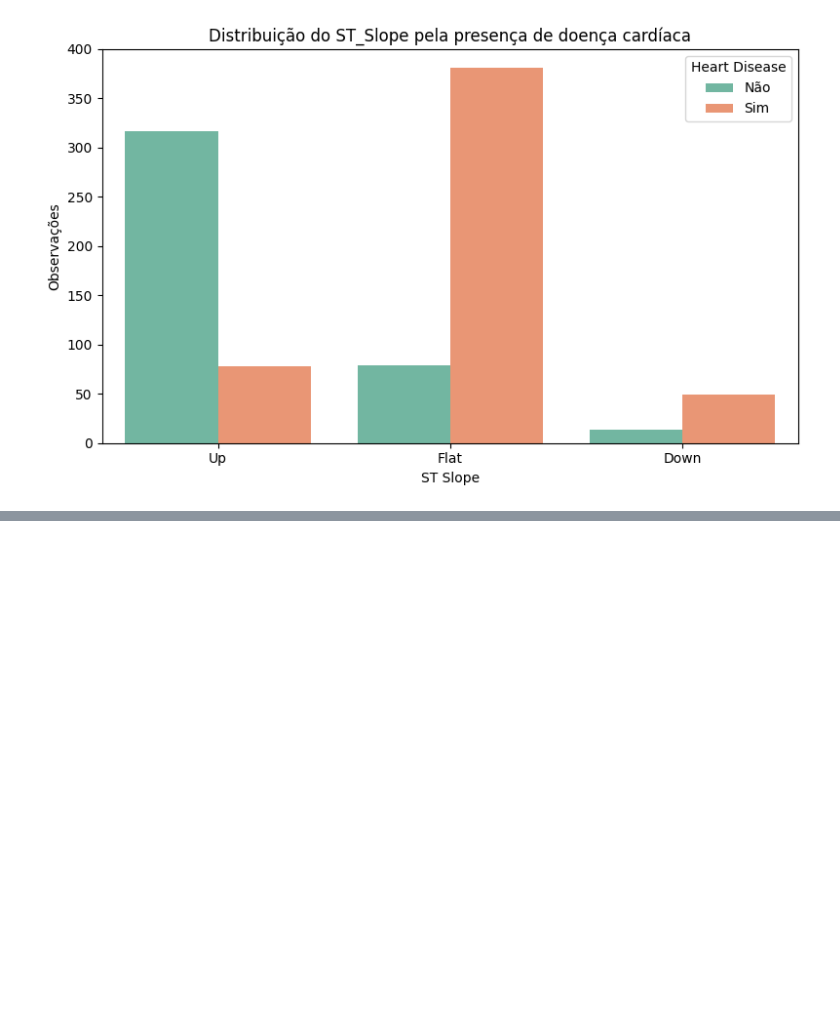
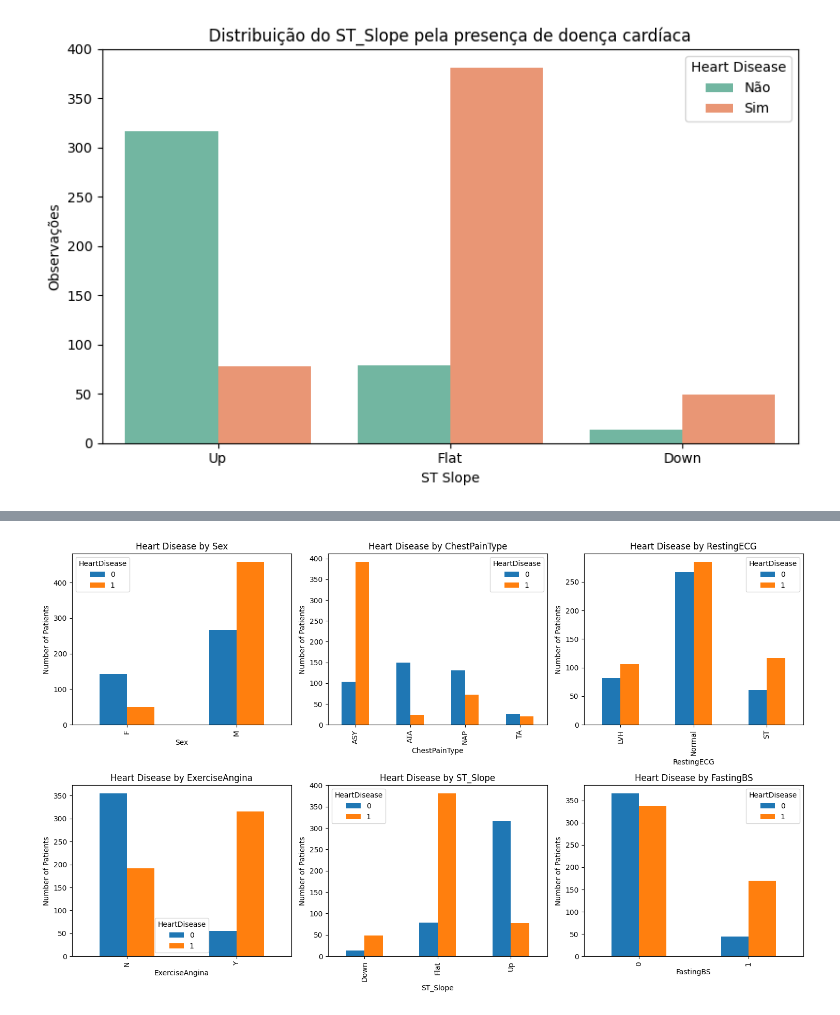
Before and after one commit to malf75/Heart-Failure-ML, a Jupyter notebook: heartdisease.ipynb, the cells around one changed output, grey strips where cells are left out. Cells and saved outputs as stored; diff of their text form; code cells hidden in the pictures; blank space fills up the shorter version.

```diff
--- a/heartdisease.ipynb
+++ b/heartdisease.ipynb
@@ -603,3 +667,26 @@ plt.show()
+# %%
+features = cat_cols
+
+plt.figure(figsize=(15, 9))
+
+for i, feature in enumerate(features, 1):
+
+    plt.subplot(2, 3, i)
+
+    counts = df.groupby([feature, "HeartDisease"]).size().unstack()
+
+    counts.plot(kind="bar", ax=plt.gca())
+
+    plt.xlabel(feature)
+    plt.ylabel("Number of Patients")
+    plt.title(f"Heart Disease by {feature}")
+
+plt.tight_layout()
+
+plt.savefig('images/categoric_distribution.png', dpi=300, bbox_inches='tight')
+plt.show()
+# %% [output]
+[figure, added]
 # %%
 X_sample = X.copy()
 X_proc_rf = model2.named_steps['prep'].transform(X_sample)
```
Also changed, not shown: parts of 6 cells of this notebook.
